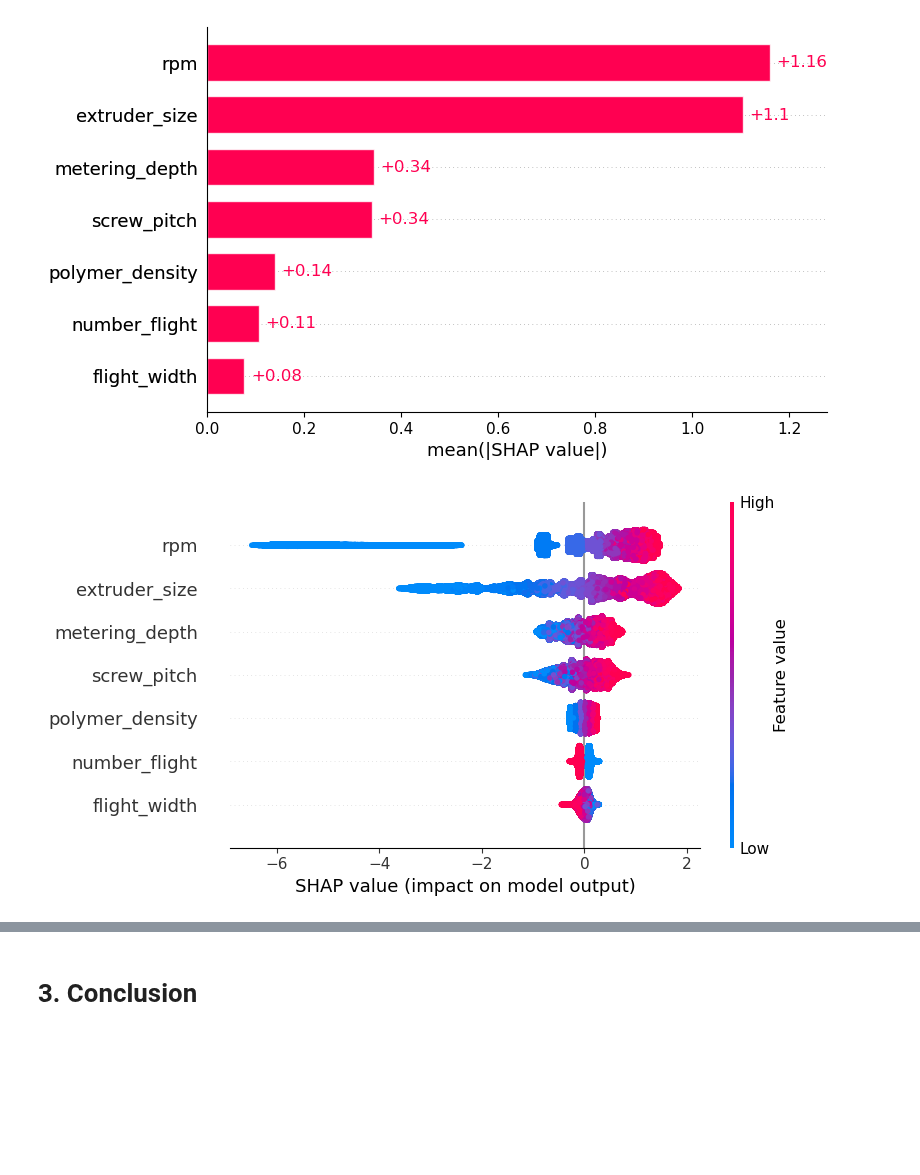
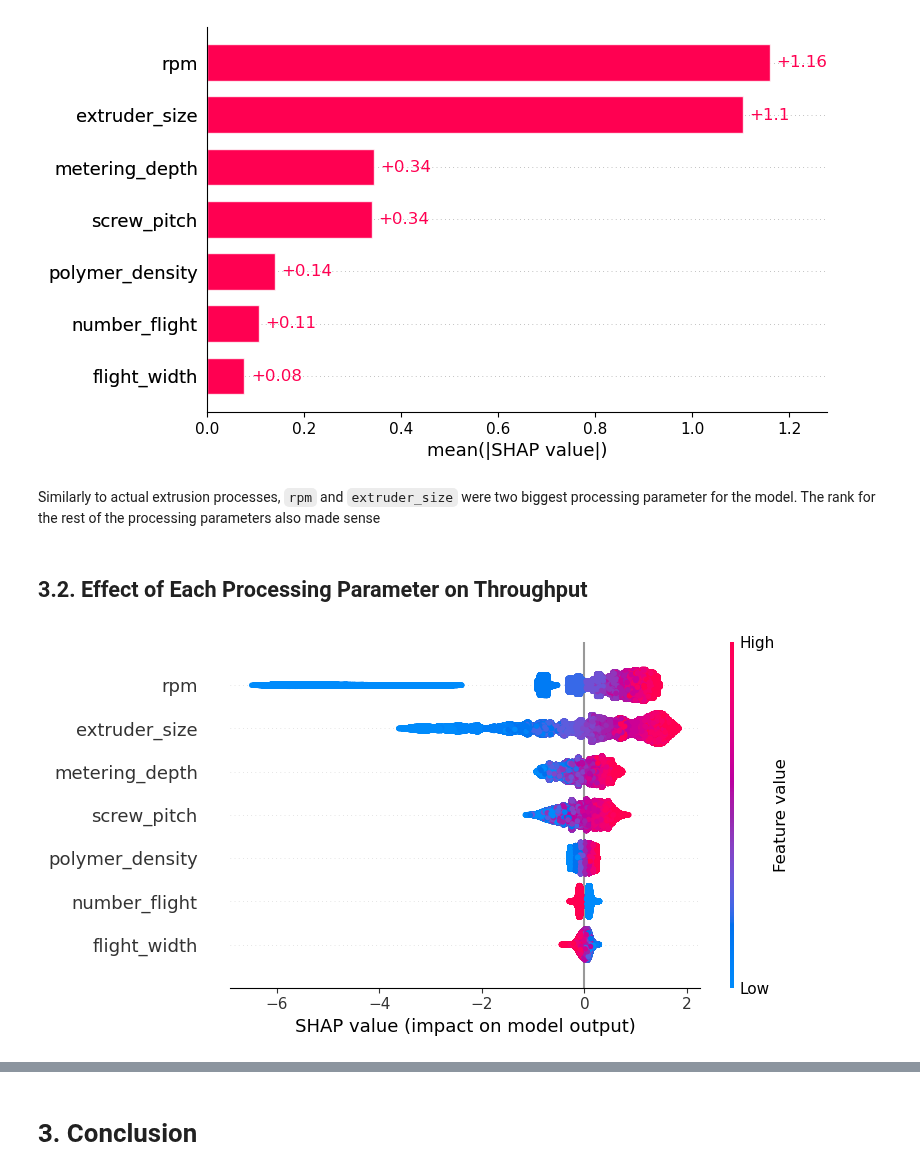
Before and after one commit to johnwslee/extrucal_machine-learning, a Jupyter notebook: notebooks/5_Feature_Importances.ipynb, the cells around one changed output, grey strips where cells are left out. Drawn from its saved outputs; the diff is of its cells as text; code cells hidden in the pictures; blank space fills up the shorter version.

```diff
--- a/notebooks/5_Feature_Importances.ipynb
+++ b/notebooks/5_Feature_Importances.ipynb
@@ -84,5 +59,5 @@ preprocessor = make_column_transformer(
 # %%
-X_test_enc = preprocessor.fit_transform(X_test)
+X_test_enc = model.named_steps["columntransformer"].fit_transform(X_test)
 # %%
 columns = (
     model.named_steps["columntransformer"]
@@ -111,6 +92,12 @@ shap.plots.bar(shap_values, max_display=20)
 # %% [output]
 [figure]
+# %% [markdown]
+Similarly to actual extrusion processes, `rpm` and `extruder_size` were two biggest processing parameter for the model. The rank for the rest of the processing parameters also made sense
+# %% [markdown]
+## 3.2. Effect of Each Processing Parameter on Throughput
 # %%
+fig = plt.gcf()
 shap.summary_plot(shap_values)
+fig.savefig('../img/feature_effect.png', bbox_inches='tight')
 # %% [output]
-[figure, old version]
+[figure, new version]
```
Also changed, not shown: parts of 24 cells of this notebook, 3 other files.
